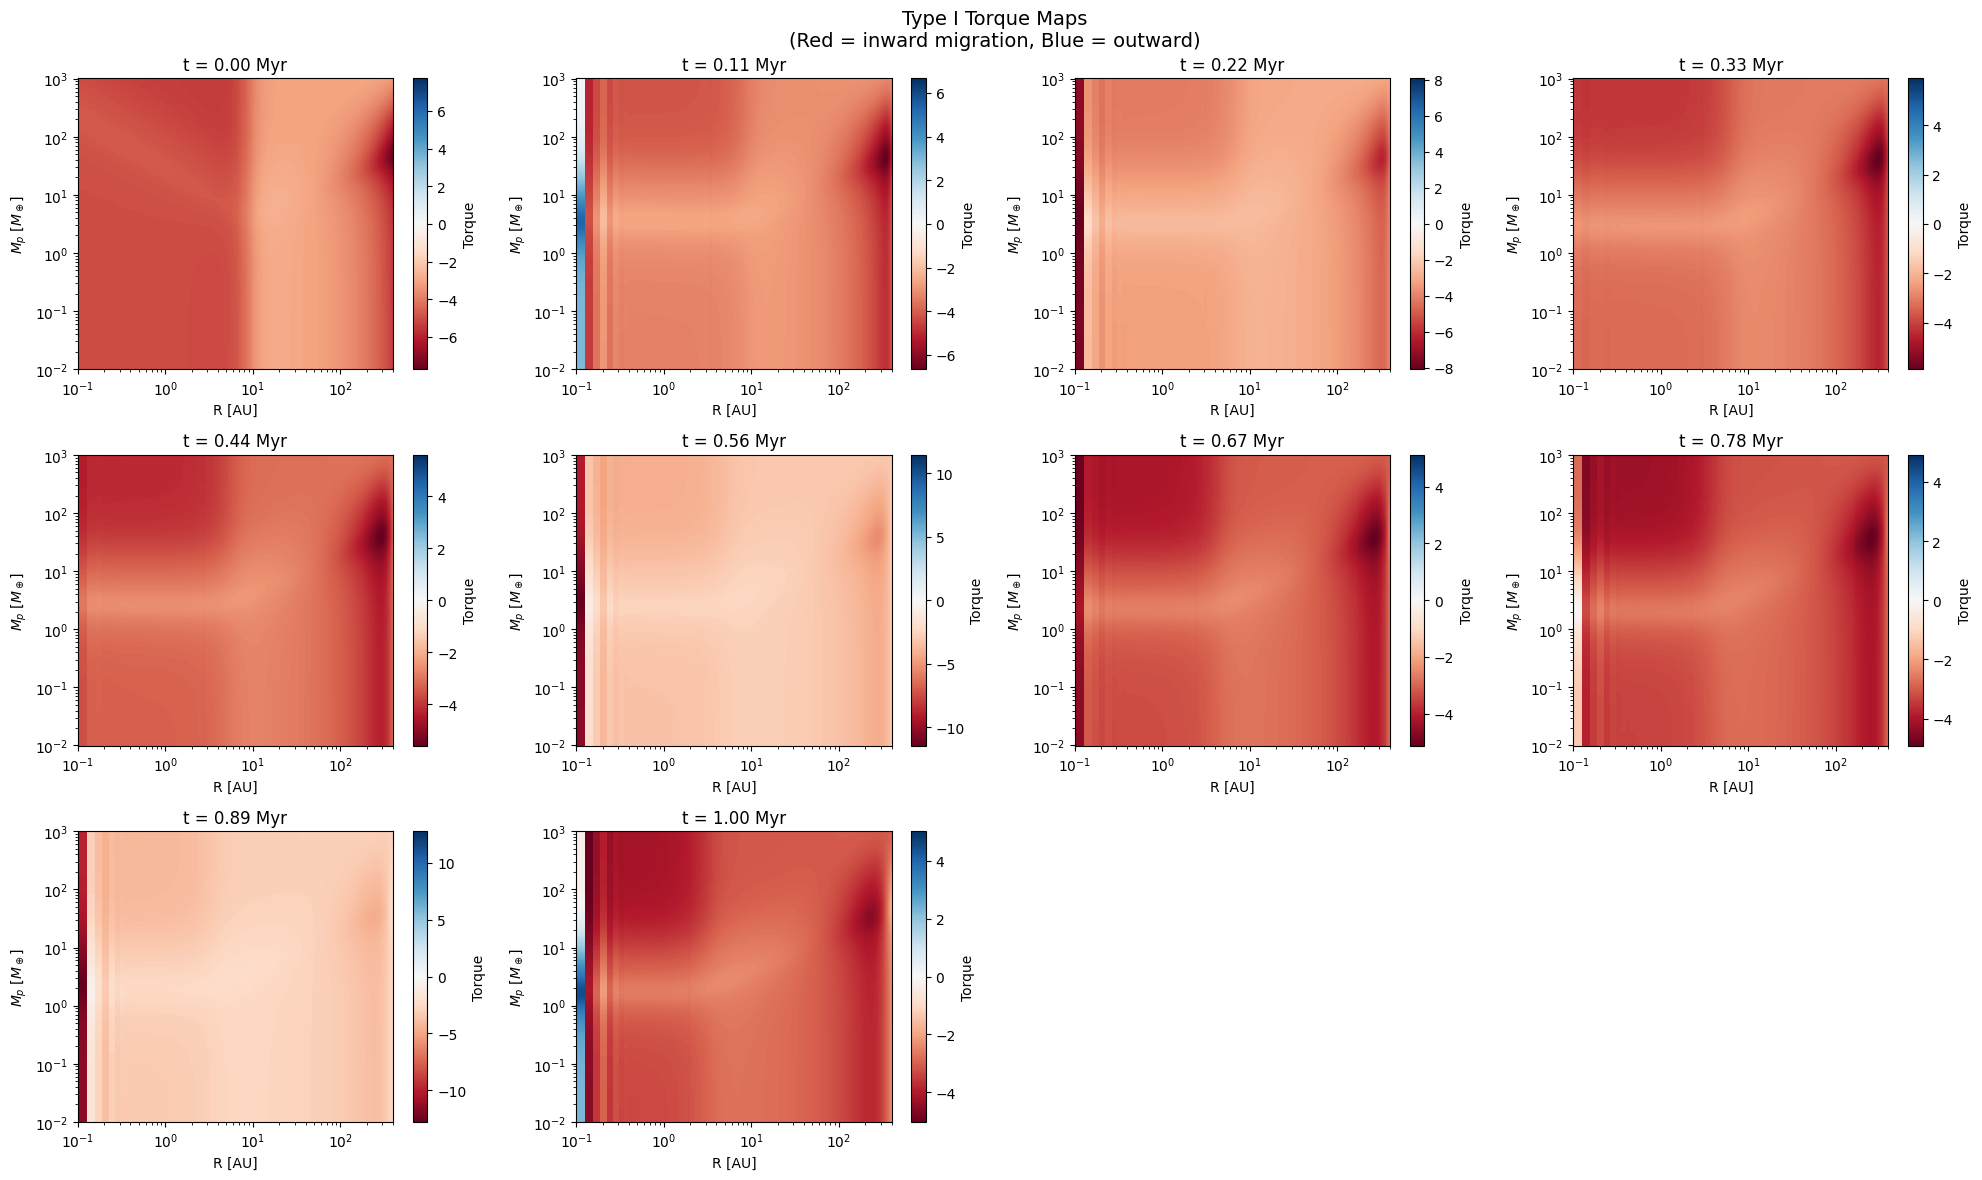
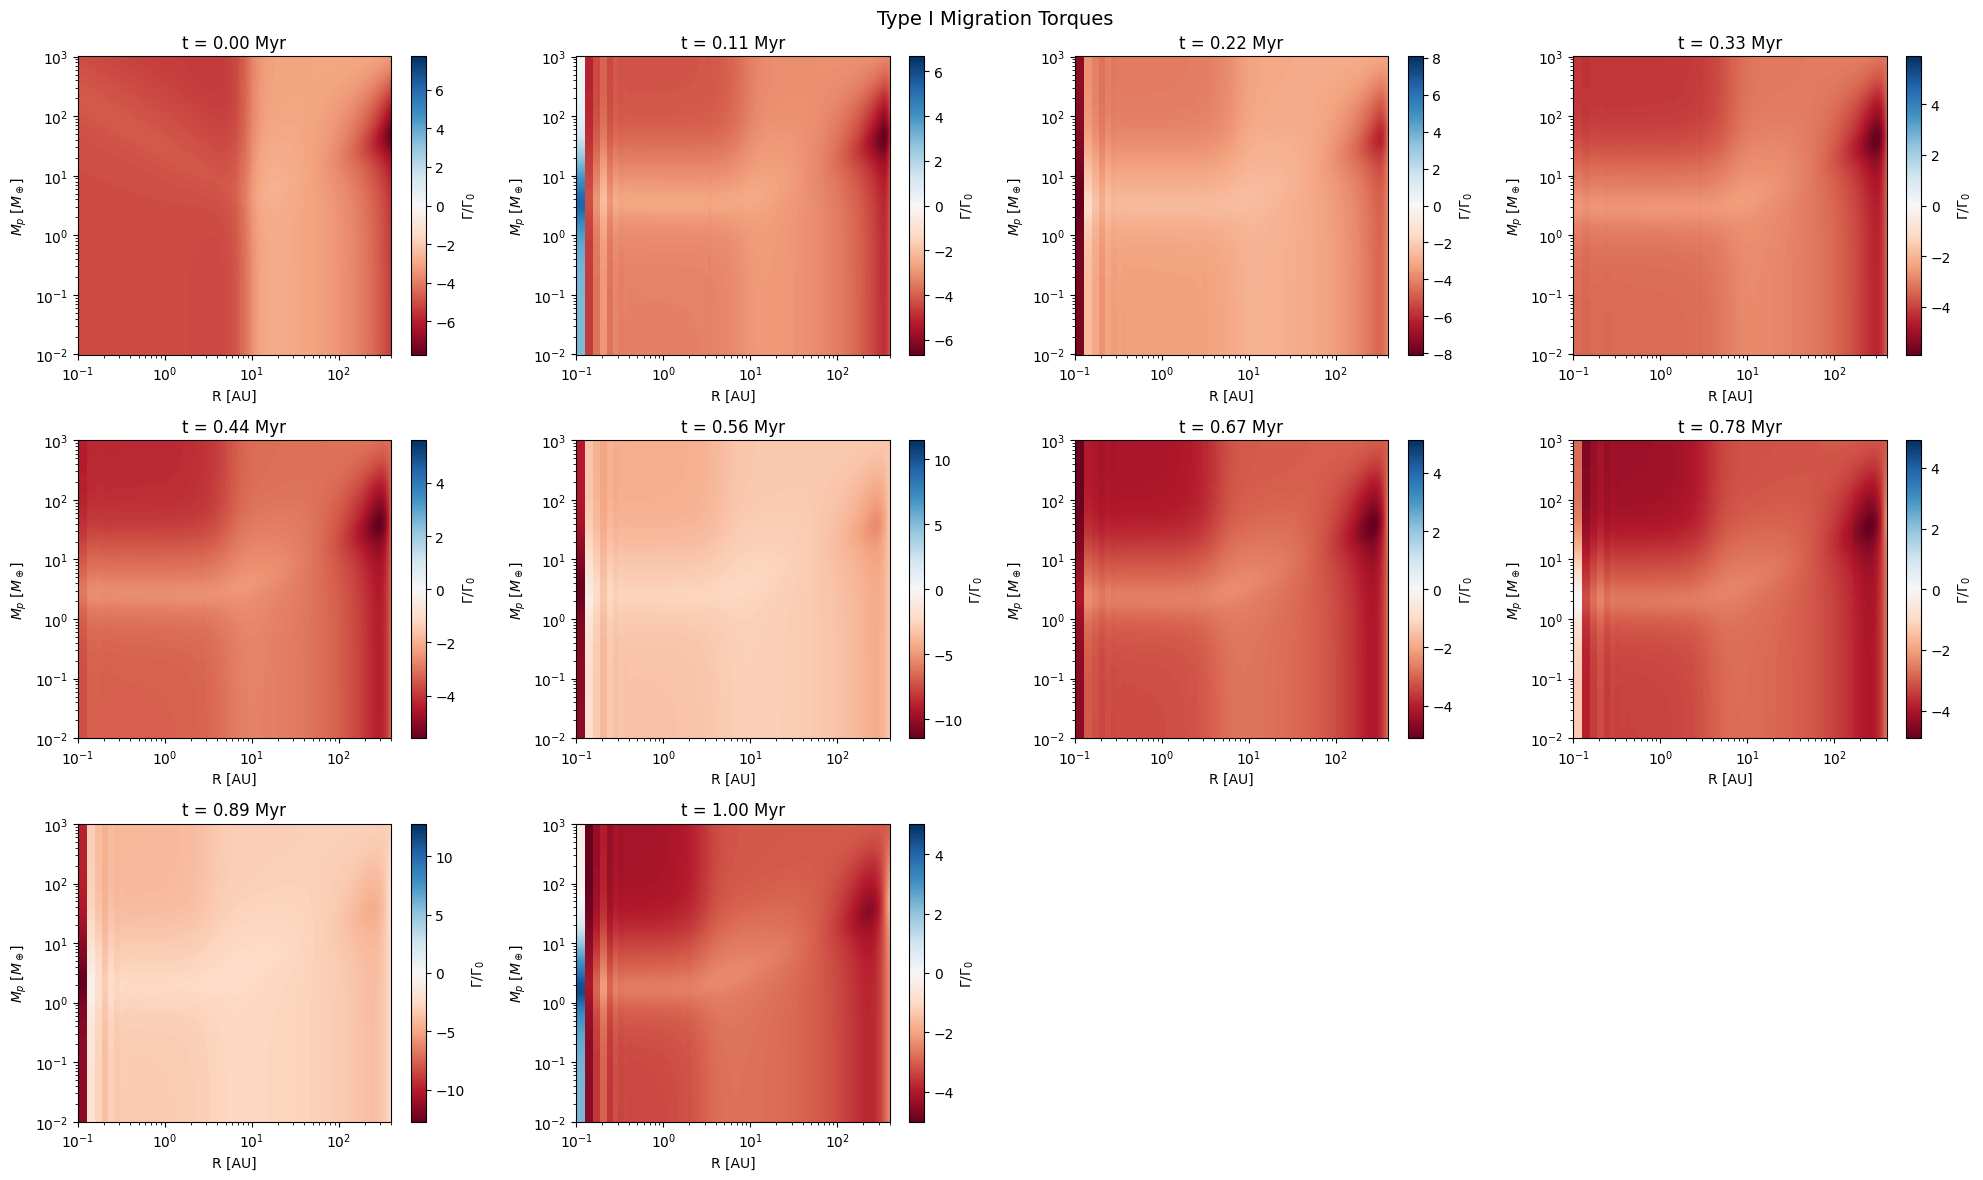
Unified diff of the notebook cell whose output changed from the first chart to the second:
--- before
+++ after
@@ -22,4 +22,5 @@
         shading='auto'
     )
+
     ax.set_xscale('log')
     ax.set_yscale('log')
@@ -28,5 +29,5 @@
     ax.set_title(f't = {t_label/1e6:.2f} Myr')
     ax.set_xlim(R_in, R_out)
-    fig.colorbar(im, ax=ax, label='Torque')
+    fig.colorbar(im, ax=ax, label=r'$\Gamma / \Gamma_0$')
 
 # Hide unused axes
@@ -34,5 +35,6 @@
     axes[idx // ncols, idx % ncols].set_visible(False)
 
-plt.suptitle('Type I Torque Maps\n(Red = inward migration, Blue = outward)', fontsize=14)
+plt.suptitle('Type I Migration Torques', fontsize=14)
 plt.tight_layout()
+savefig('torque_maps.png', 'mdotsmaller')
 plt.show()

Commit: Added helper function for saving figures